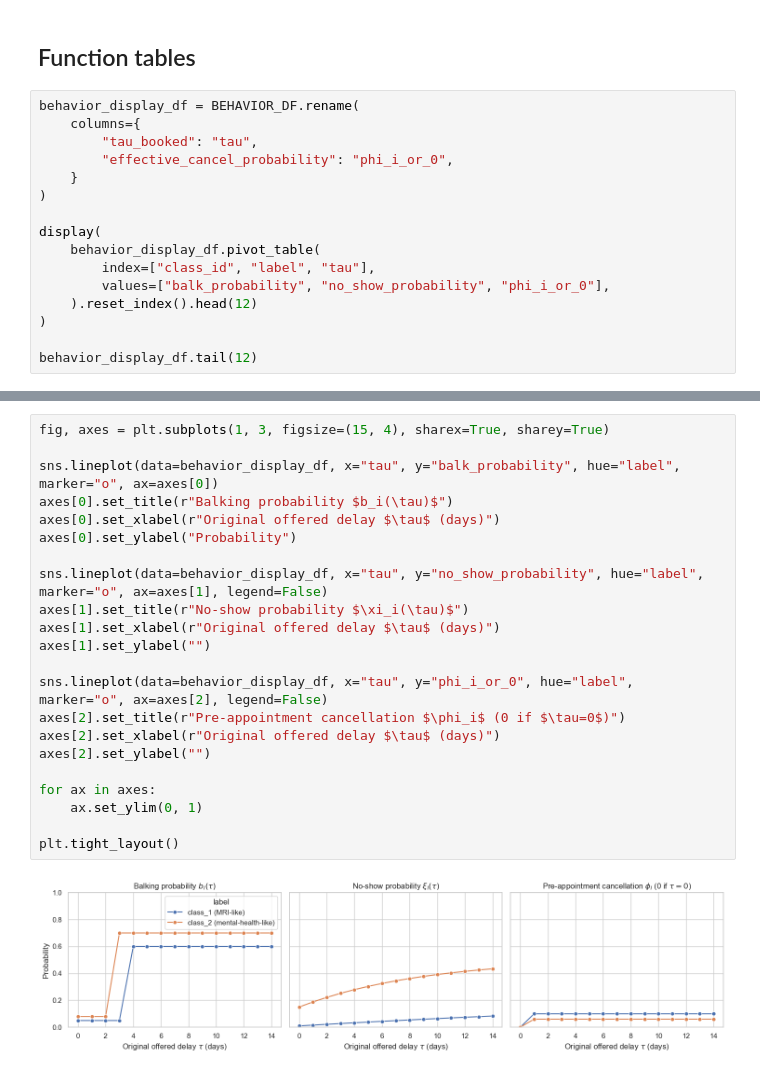
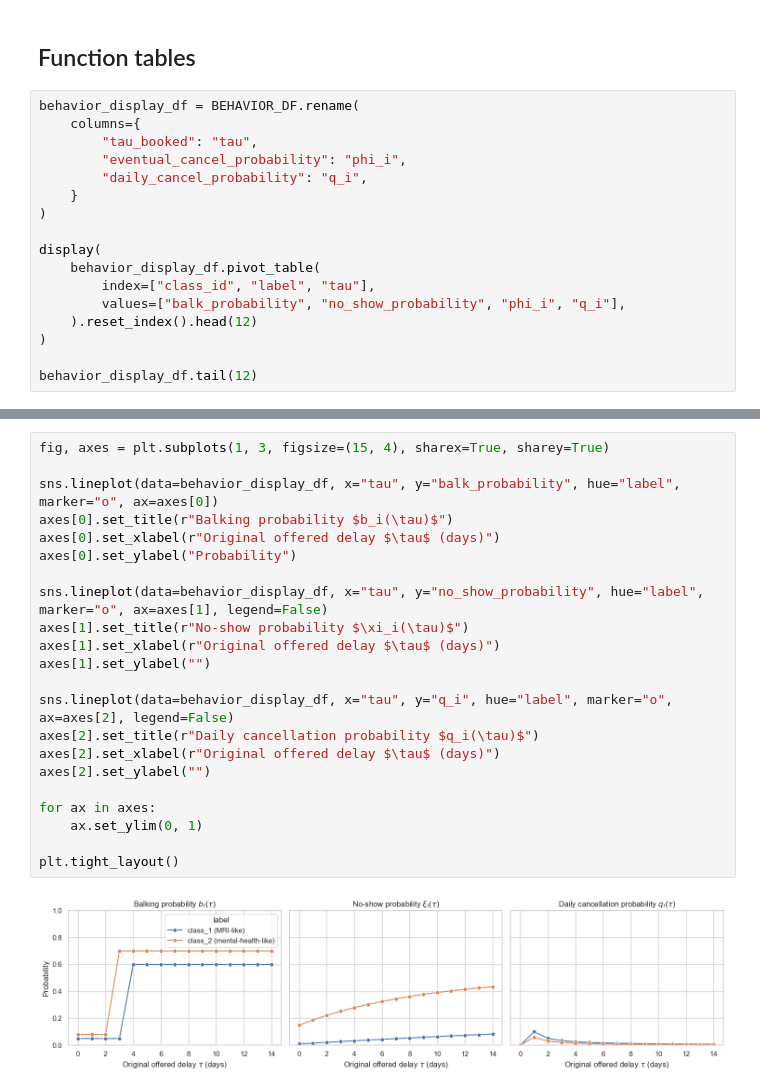
Before and after one commit to alexandre-sdd/research_cuimc_queuing, a Jupyter notebook: Notebooks/behavior_functions.ipynb, the cells around one changed output, grey strips where cells are left out. Saved outputs shown, nothing was run; the diff lists cells and outputs as text.

Commit message:
feat: switch to daily cancellation hazards

```diff
--- a/Notebooks/behavior_functions.ipynb
+++ b/Notebooks/behavior_functions.ipynb
@@ -144,14 +144,15 @@ BEHAVIOR_DF
 behavior_display_df = BEHAVIOR_DF.rename(
     columns={
         "tau_booked": "tau",
-        "effective_cancel_probability": "phi_i_or_0",
+        "eventual_cancel_probability": "phi_i",
+        "daily_cancel_probability": "q_i",
     }
 )
 
 display(
     behavior_display_df.pivot_table(
         index=["class_id", "label", "tau"],
-        values=["balk_probability", "no_show_probability", "phi_i_or_0"],
+        values=["balk_probability", "no_show_probability", "phi_i", "q_i"],
     ).reset_index().head(12)
 )
 
@@ -190,24 +197,24 @@ For cancellations, the plotted curve is the operational version of `\phi_i`: it
 # %%
 fig, axes = plt.subplots(1, 3, figsize=(15, 4), sharex=True, sharey=True)
 
 sns.lineplot(data=behavior_display_df, x="tau", y="balk_probability", hue="label", marker="o", ax=axes[0])
 axes[0].set_title(r"Balking probability $b_i(\tau)$")
 axes[0].set_xlabel(r"Original offered delay $\tau$ (days)")
 axes[0].set_ylabel("Probability")
 
 sns.lineplot(data=behavior_display_df, x="tau", y="no_show_probability", hue="label", marker="o", ax=axes[1], legend=False)
 axes[1].set_title(r"No-show probability $\xi_i(\tau)$")
 axes[1].set_xlabel(r"Original offered delay $\tau$ (days)")
 axes[1].set_ylabel("")
 
-sns.lineplot(data=behavior_display_df, x="tau", y="phi_i_or_0", hue="label", marker="o", ax=axes[2], legend=False)
-axes[2].set_title(r"Pre-appointment cancellation $\phi_i$ (0 if $\tau=0$)")
+sns.lineplot(data=behavior_display_df, x="tau", y="q_i", hue="label", marker="o", ax=axes[2], legend=False)
+axes[2].set_title(r"Daily cancellation probability $q_i(\tau)$")
 axes[2].set_xlabel(r"Original offered delay $\tau$ (days)")
 axes[2].set_ylabel("")
 
 for ax in axes:
     ax.set_ylim(0, 1)
 
 plt.tight_layout()
 # %% [output]
-[figure, old version]
+[figure, new version]
```
Also changed, not shown: parts of 3 cells of this notebook, 11 other files.
